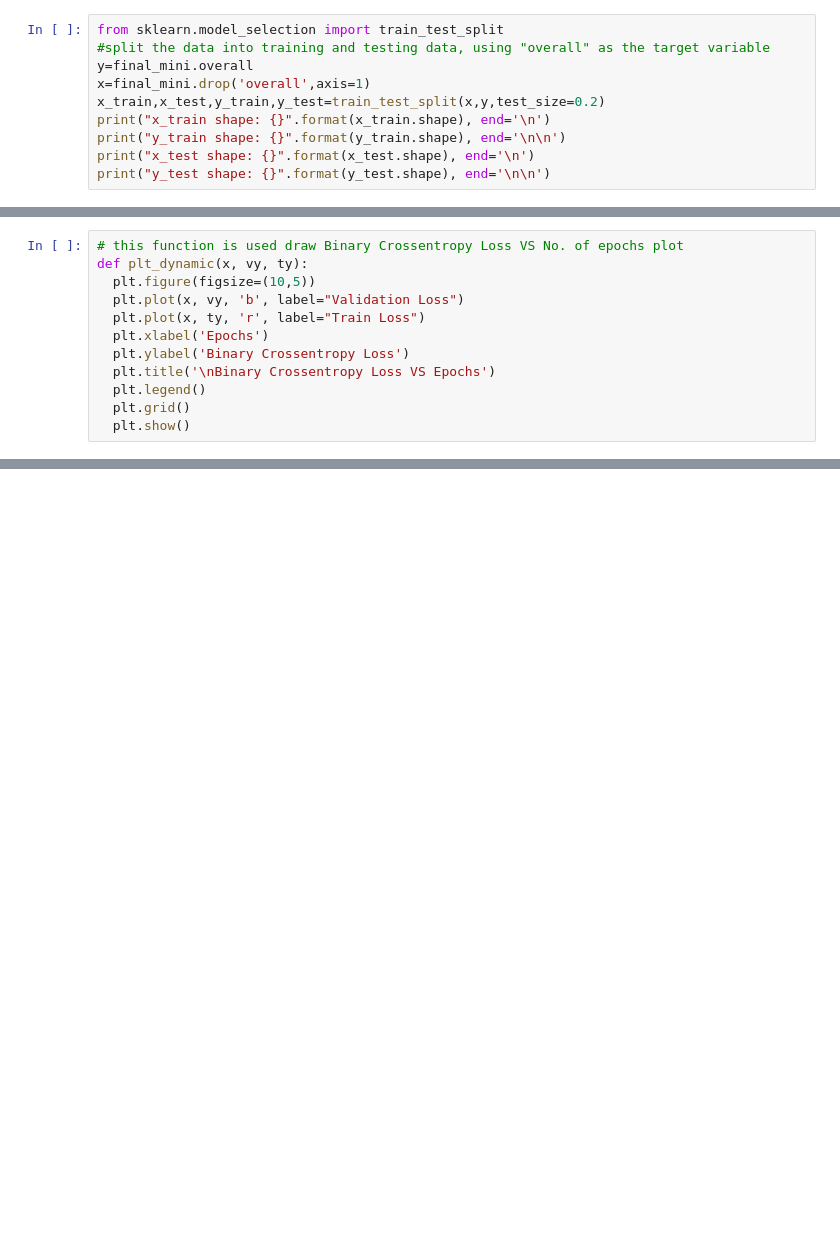
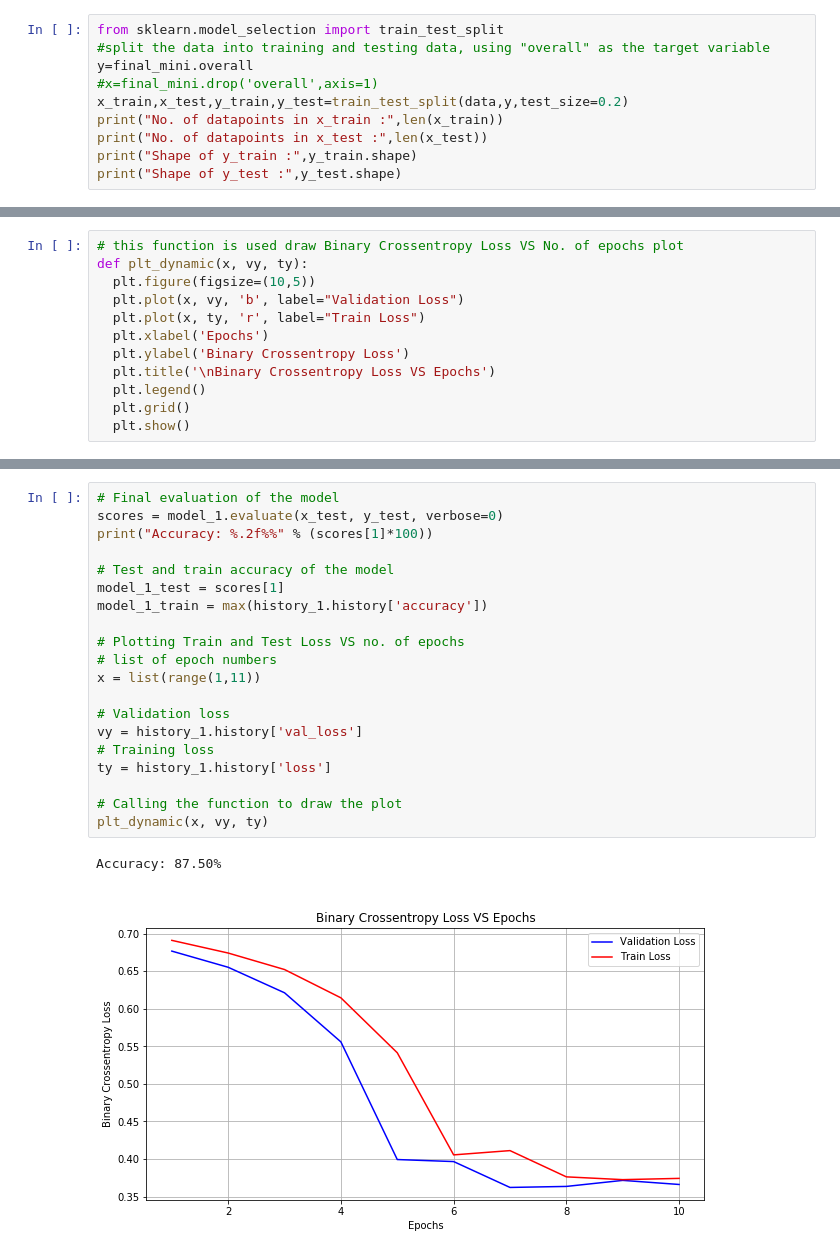
Before and after one commit to JoannaWangBK/datasci-w266-finalProject, a Jupyter notebook: Untitled.ipynb, the cells around one changed output, grey strips where cells are left out. Drawn from its saved outputs; the diff is of its cells as text; blank space fills up the shorter version.

Commit message:
able to run model

```diff
--- a/Untitled.ipynb
+++ b/Untitled.ipynb
@@ -285,10 +285,10 @@ for sent in x:
 from sklearn.model_selection import train_test_split
 #split the data into training and testing data, using "overall" as the target variable
 y=final_mini.overall
-x=final_mini.drop('overall',axis=1)
-x_train,x_test,y_train,y_test=train_test_split(x,y,test_size=0.2)
-print("x_train shape: {}".format(x_train.shape), end='\n')
-print("y_train shape: {}".format(y_train.shape), end='\n\n')
-print("x_test shape: {}".format(x_test.shape), end='\n')
-print("y_test shape: {}".format(y_test.shape), end='\n\n')
+#x=final_mini.drop('overall',axis=1)
+x_train,x_test,y_train,y_test=train_test_split(data,y,test_size=0.2)
+print("No. of datapoints in x_train :",len(x_train))
+print("No. of datapoints in x_test :",len(x_test))
+print("Shape of y_train :",y_train.shape)
+print("Shape of y_test :",y_test.shape)
 # %% [output]
@@ -408,0 +402,23 @@ ValueError: Error when checking input: expected embedding_3_input to have shape
+# %%
+# Final evaluation of the model
+scores = model_1.evaluate(x_test, y_test, verbose=0)
+print("Accuracy: %.2f%%" % (scores[1]*100))
+
+# Test and train accuracy of the model
+model_1_test = scores[1]
+model_1_train = max(history_1.history['accuracy'])
+
+# Plotting Train and Test Loss VS no. of epochs
+# list of epoch numbers
+x = list(range(1,11))
+
+# Validation loss
+vy = history_1.history['val_loss']
+# Training loss
+ty = history_1.history['loss']
+
+# Calling the function to draw the plot
+plt_dynamic(x, vy, ty)
+# %% [output]
+Accuracy: 87.50%
+[figure, added]
```
Also changed, not shown: parts of 10 cells of this notebook.
